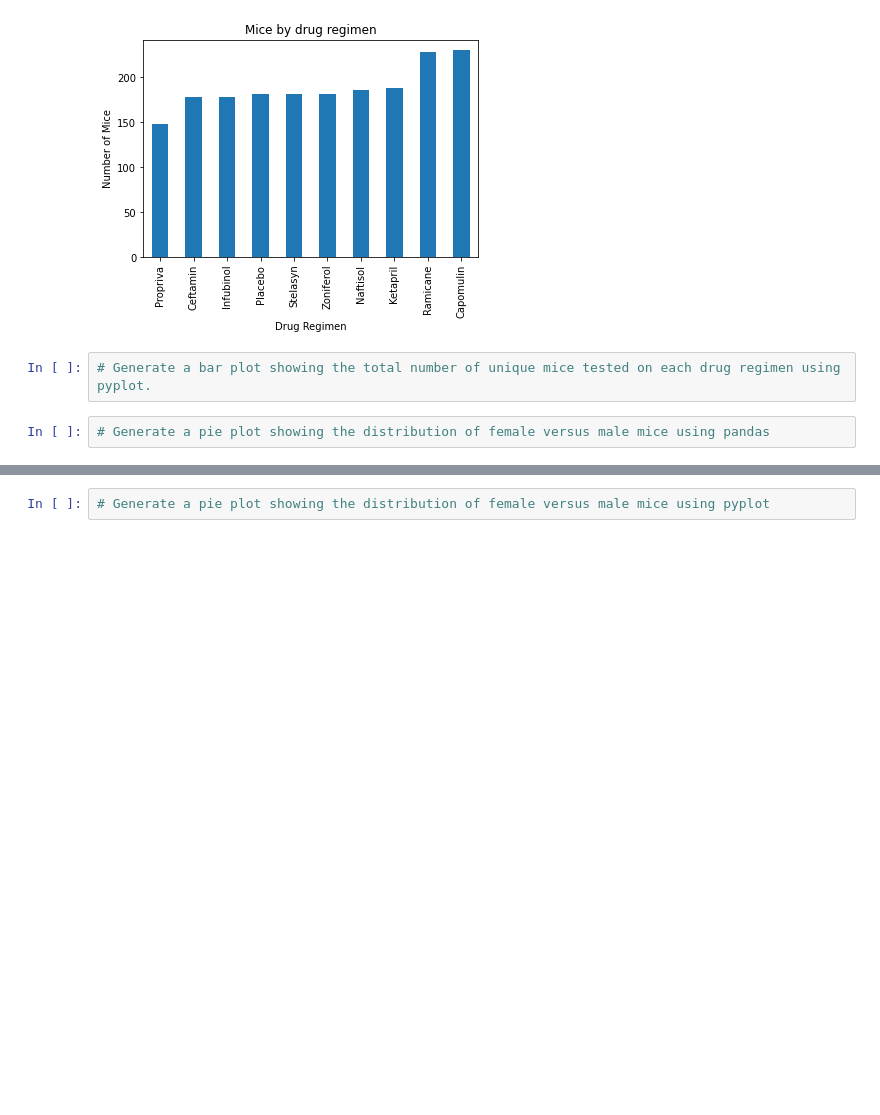
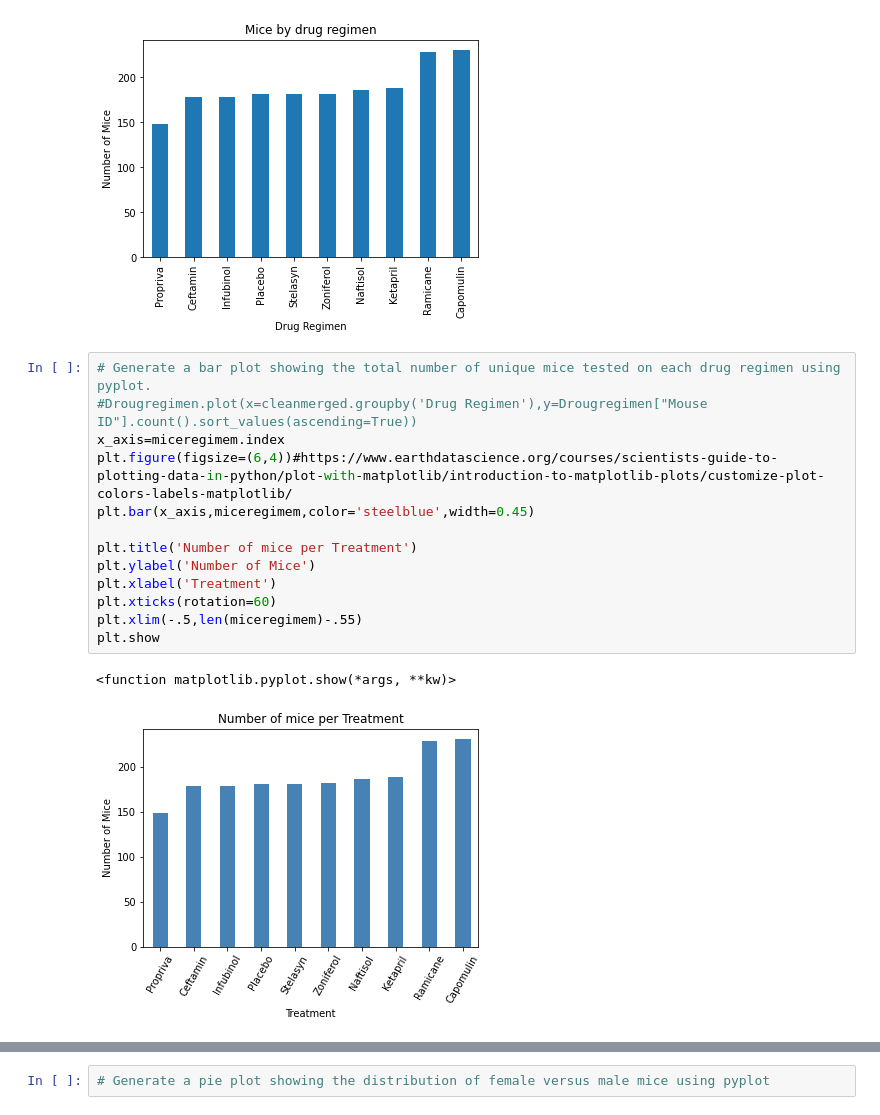
Before and after one commit to gonzaloreusch/Pymaceuticals-challenge, a Jupyter notebook: Pymaceuticals-challenge.ipynb, the cells around one changed output, grey strips where cells are left out. Saved outputs shown, nothing was run; the diff lists cells and outputs as text; blank space fills up the shorter version.

```diff
--- a/Pymaceuticals-challenge.ipynb
+++ b/Pymaceuticals-challenge.ipynb
@@ -127,7 +127,19 @@ regimenchart.set_ylabel("Number of Mice")
 # %% [output]
 Text(0, 0.5, 'Number of Mice')
 [figure]
-# %%
-# Generate a bar plot showing the total number of unique mice tested on each drug regimen using pyplot.
-# %%
-# Generate a pie plot showing the distribution of female versus male mice using pandas
+# %%
+# Generate a bar plot showing the total number of unique mice tested on each drug regimen using pyplot.
+#Drougregimen.plot(x=cleanmerged.groupby('Drug Regimen'),y=Drougregimen["Mouse ID"].count().sort_values(ascending=True))
+x_axis=miceregimem.index
+plt.figure(figsize=(6,4))#https://www.earthdatascience.org/courses/scientists-guide-to-plotting-data-in-python/plot-with-matplotlib/introduction-to-matplotlib-plots/customize-plot-colors-labels-matplotlib/
+plt.bar(x_axis,miceregimem,color='steelblue',width=0.45)
+
+plt.title('Number of mice per Treatment')
+plt.ylabel('Number of Mice')
+plt.xlabel('Treatment')
+plt.xticks(rotation=60)
+plt.xlim(-.5,len(miceregimem)-.55)
+plt.show
+# %% [output]
+<function matplotlib.pyplot.show(*args, **kw)>
+[figure, added]
```
Also changed, not shown: parts of 1 cell of this notebook.
